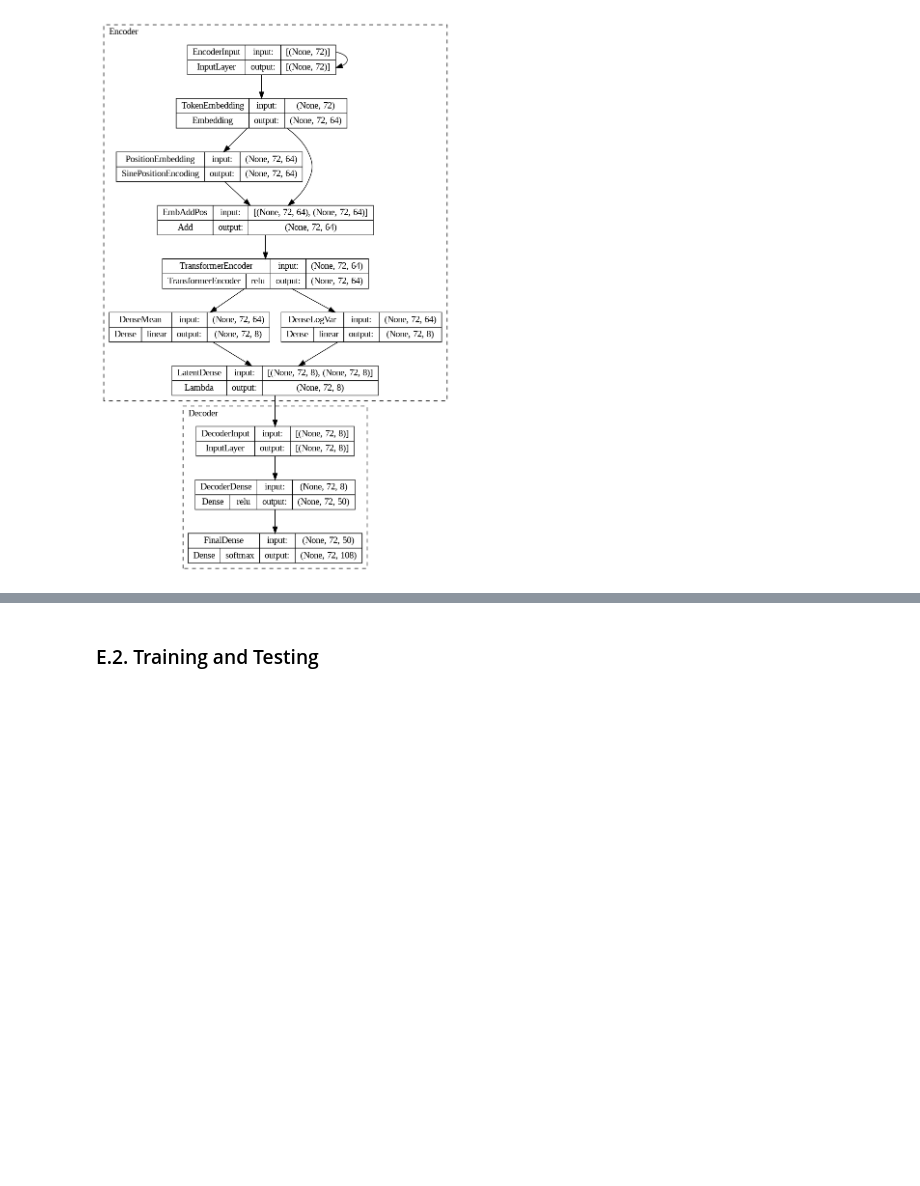
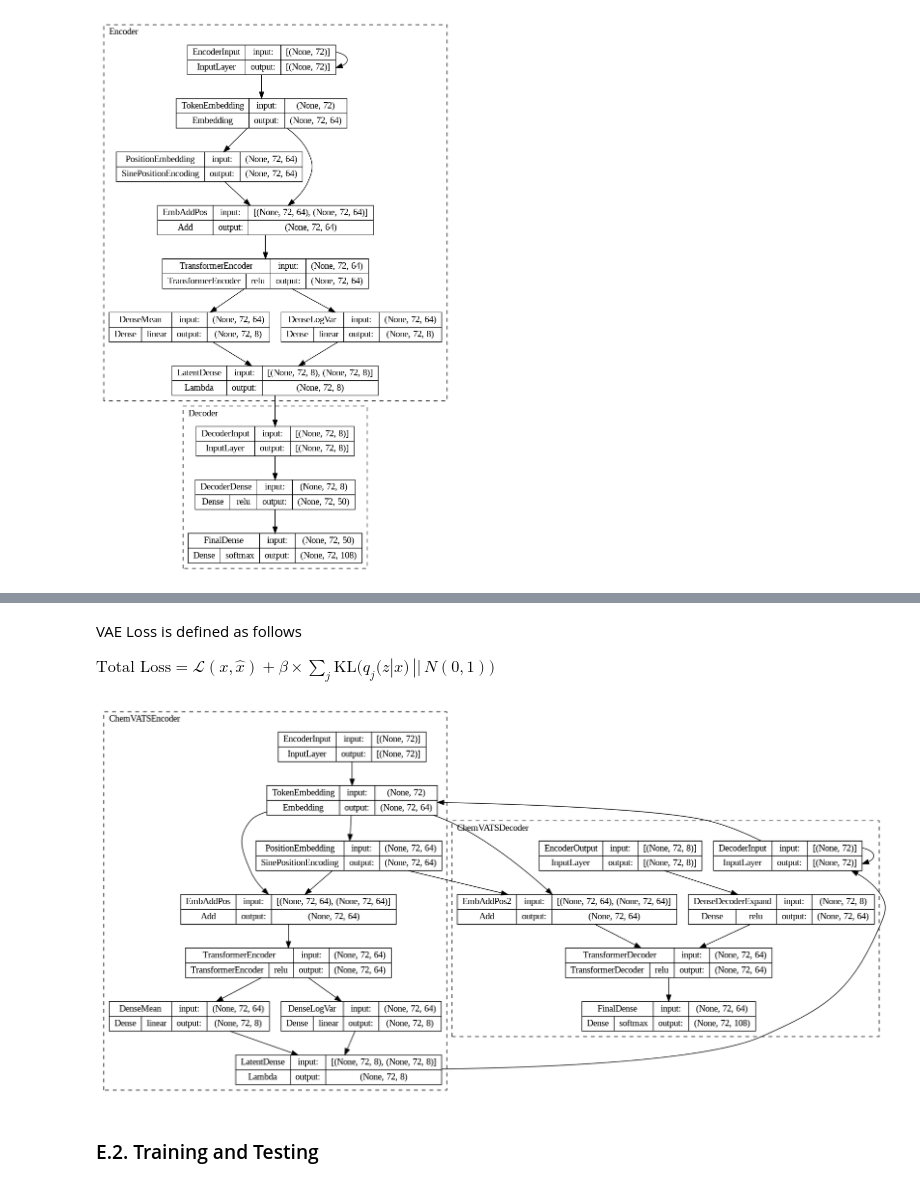
Before and after one commit to MisaelManingo/ChemVATS, a Jupyter notebook: THESIS.ipynb, the cells around one changed output, grey strips where cells are left out. Cells and saved outputs as stored; diff of their text form; code cells hidden in the pictures; blank space fills up the shorter version.

```diff
--- a/THESIS.ipynb
+++ b/THESIS.ipynb
@@ -333,3 +421,23 @@ keras.utils.plot_model(
+# %% [markdown]
+VAE Loss is defined as follows
+
+$\text{Total Loss} = \mathcal{L}(x,\hat{x}) + \beta \times \sum_j \text{KL} \Big(q_j(z|x) \,||\, N(0,1)\Big)$
+# %%
+#@title {vertical-output: true}
+keras.utils.plot_model(
+    vae,
+    to_file="model.png",
+    show_shapes=True,
+    show_dtype=False,
+    show_layer_names=True,
+    rankdir="TB",
+    expand_nested=True,
+    dpi=96,
+    layer_range=["ChemVATSEncoder", "ChemVATSDecoder"],
+    show_layer_activations=True,
+)
+# %% [output]
+[figure, added]
 # %% [markdown]
 ### E.2. Training and Testing
 # %% [markdown]
```
Also changed, not shown: parts of 14 cells of this notebook.
